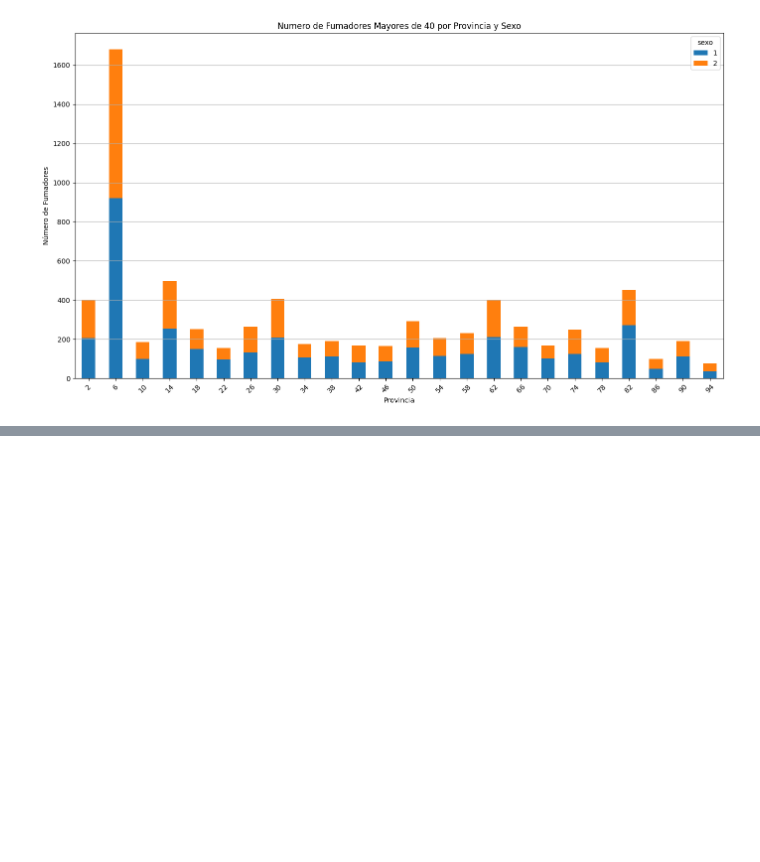
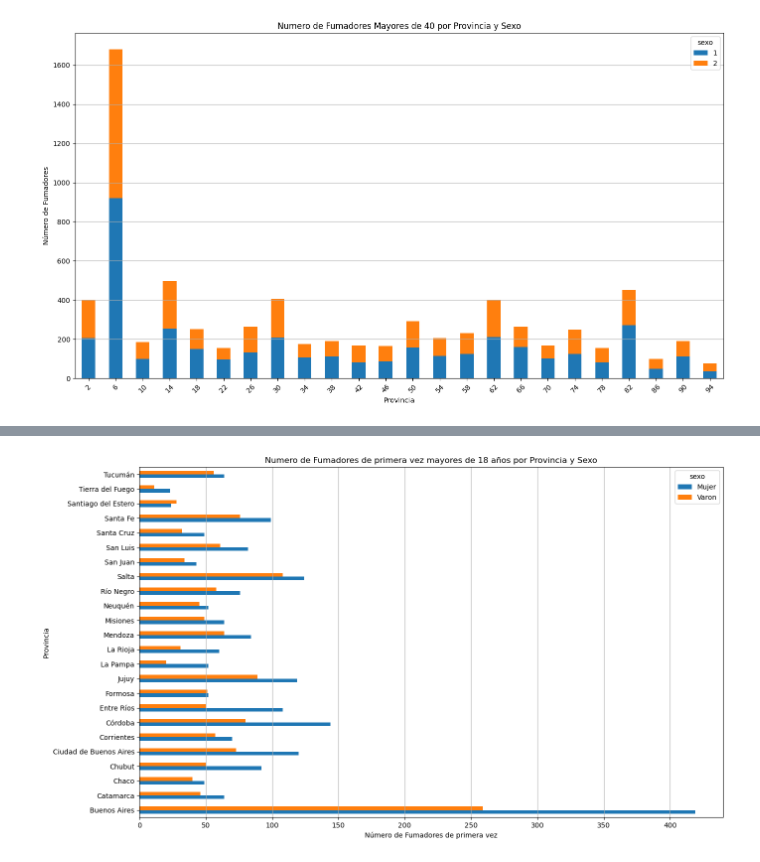
Before and after one commit to Data-Science-YPF/factores_riesgo, a Jupyter notebook: analisisBD.ipynb, the cells around one changed output, grey strips where cells are left out. Cells and saved outputs as stored; diff of their text form; code cells hidden in the pictures; blank space fills up the shorter version.

```diff
--- a/analisisBD.ipynb
+++ b/analisisBD.ipynb
@@ -648,0 +800,24 @@ plt.show()
+# %%
+# Agrupo los mayores de edad (18)
+mayor18fumador_primera_vez = bdfriesgo[(bdfriesgo['edad_fuma_primera_vez'] > 18)]
+
+# agrupamos por provincia y sexo y contamos los id
+mayor18fumador_primera_vez_agrupado = mayor18fumador_primera_vez.groupby(['cod_provincia', 'sexo']).size().reset_index(name='count')
+
+# reemplazamos los codigos en las tablas por sus valores en el diccionario de codificaciones
+mayor18fumador_primera_vez_agrupado['sexo'] = mayor18fumador_primera_vez_agrupado['sexo'].replace(sexo)
+mayor18fumador_primera_vez_agrupado['cod_provincia'] = mayor18fumador_primera_vez_agrupado['cod_provincia'].replace(cod_provincia)
+
+# pivoteamos la tabla
+mayor18fumador_primera_vez_agrupado_pt = mayor18fumador_primera_vez_agrupado.pivot_table(index='cod_provincia', columns='sexo', values='count', fill_value=0)
+
+# Graficamos
+mayor18fumador_primera_vez_agrupado_pt.plot(kind='barh', figsize=(14, 8))
+plt.title('Numero de Fumadores de primera vez mayores de 18 años por Provincia y Sexo')
+plt.xlabel('Número de Fumadores de primera vez')
+plt.ylabel('Provincia')
+plt.grid(axis='x')
+plt.tight_layout()
+plt.show()
+# %% [output]
+[figure, added]
```
Also changed, not shown: parts of 16 cells of this notebook, 2 other files.
